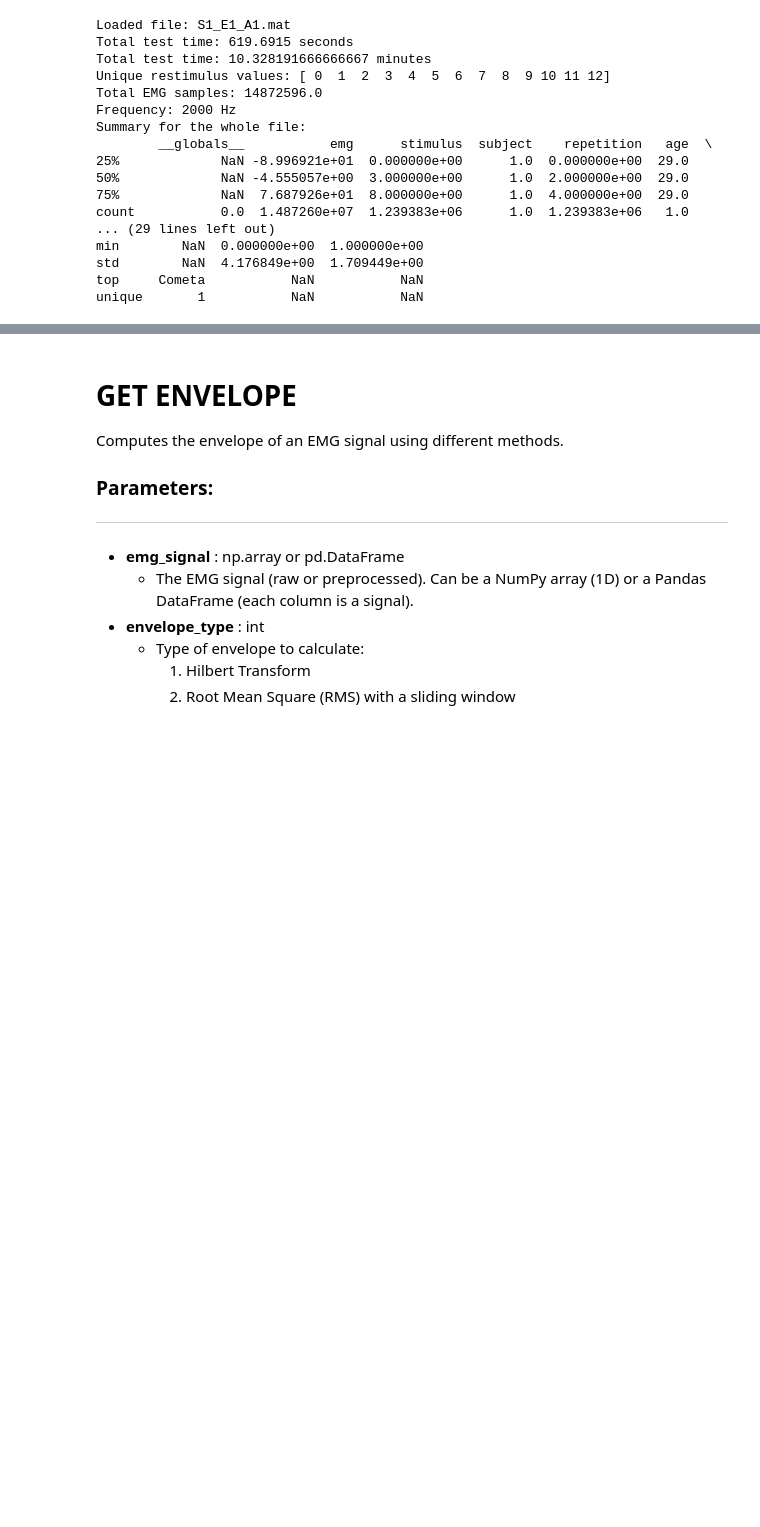
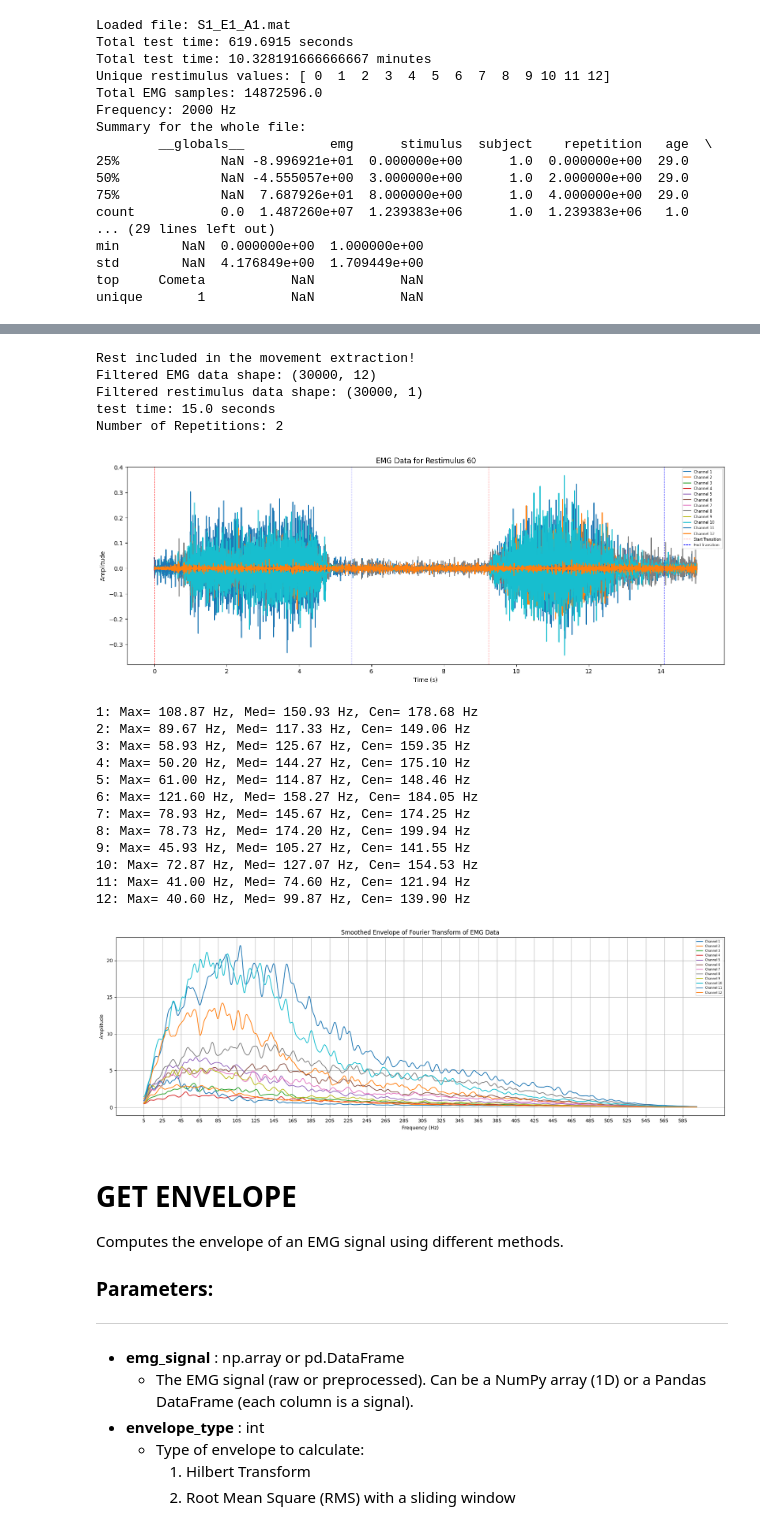
Before and after one commit to DanielSenseAI/IA_ProsthesisUdeA, a Jupyter notebook: envelope_processing.ipynb, the cells around one changed output, grey strips where cells are left out. Cells and saved outputs as stored; diff of their text form; code cells hidden in the pictures; blank space fills up the shorter version.

Commit message:
Enventanado con hilbert y hilbert y lowpass

```diff
--- a/envelope_processing.ipynb
+++ b/envelope_processing.ipynb
@@ -76,3 +113,35 @@ Number of Repetitions: 0
+# %%
+fm = config.DATABASE_INFO[database]['frequency']
+fc_highpass = 5.0
+fc_lowpass = 500.0
+
+norm_emg = src.extract_emg_channels(df_norm)
+filtered_df = src.get_filtered_signal(norm_emg, fc_highpass, fc_lowpass, fm)
+
+meta_columns = ["Time (s)", "subject", "re_repetition", "stimulus", "relabeled"]
+filtered_results_df = pd.concat([filtered_df, df_norm[meta_columns]], axis=1)
+
+src.plot_emg_dataframe(database, filtered_results_df, grasp, length=test_time, addFourier=True, include_rest=True) #Using the relabeled grasp number and all default parameters
+# %% [output]
+Rest included in the movement extraction!
+Filtered EMG data shape: (30000, 12)
+Filtered restimulus data shape: (30000, 1)
+test time: 15.0 seconds
+Number of Repetitions: 2
+[figure, added]
+1: Max= 108.87 Hz, Med= 150.93 Hz, Cen= 178.68 Hz
+2: Max= 89.67 Hz, Med= 117.33 Hz, Cen= 149.06 Hz
+3: Max= 58.93 Hz, Med= 125.67 Hz, Cen= 159.35 Hz
+4: Max= 50.20 Hz, Med= 144.27 Hz, Cen= 175.10 Hz
+5: Max= 61.00 Hz, Med= 114.87 Hz, Cen= 148.46 Hz
+6: Max= 121.60 Hz, Med= 158.27 Hz, Cen= 184.05 Hz
+7: Max= 78.93 Hz, Med= 145.67 Hz, Cen= 174.25 Hz
+8: Max= 78.73 Hz, Med= 174.20 Hz, Cen= 199.94 Hz
+9: Max= 45.93 Hz, Med= 105.27 Hz, Cen= 141.55 Hz
+10: Max= 72.87 Hz, Med= 127.07 Hz, Cen= 154.53 Hz
+11: Max= 41.00 Hz, Med= 74.60 Hz, Cen= 121.94 Hz
+12: Max= 40.60 Hz, Med= 99.87 Hz, Cen= 139.90 Hz
+[figure, added]
 # %% [markdown]
 # GET ENVELOPE
 Computes the envelope of an EMG signal using different methods.
```
Also changed, not shown: parts of 11 cells of this notebook, 3 other files.
